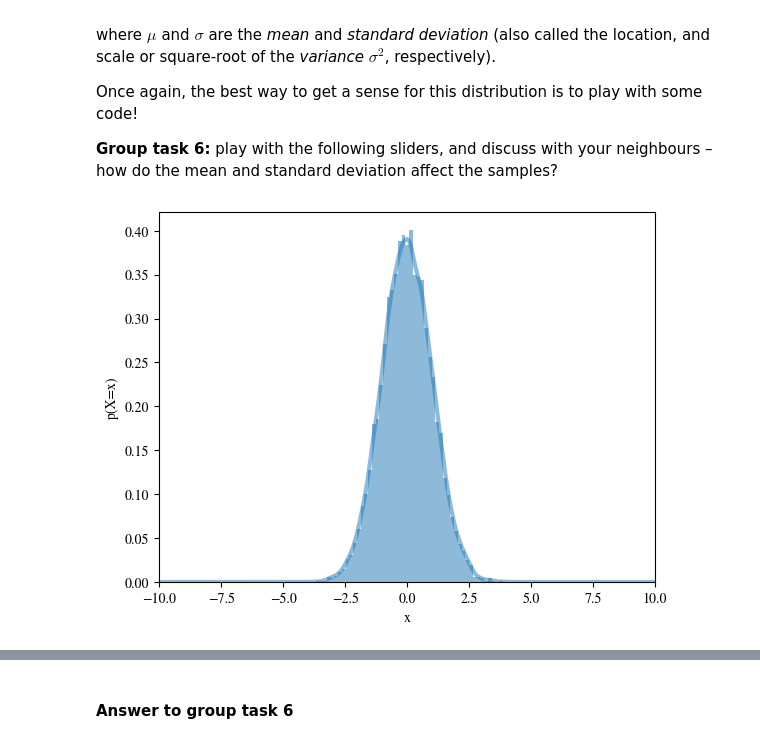
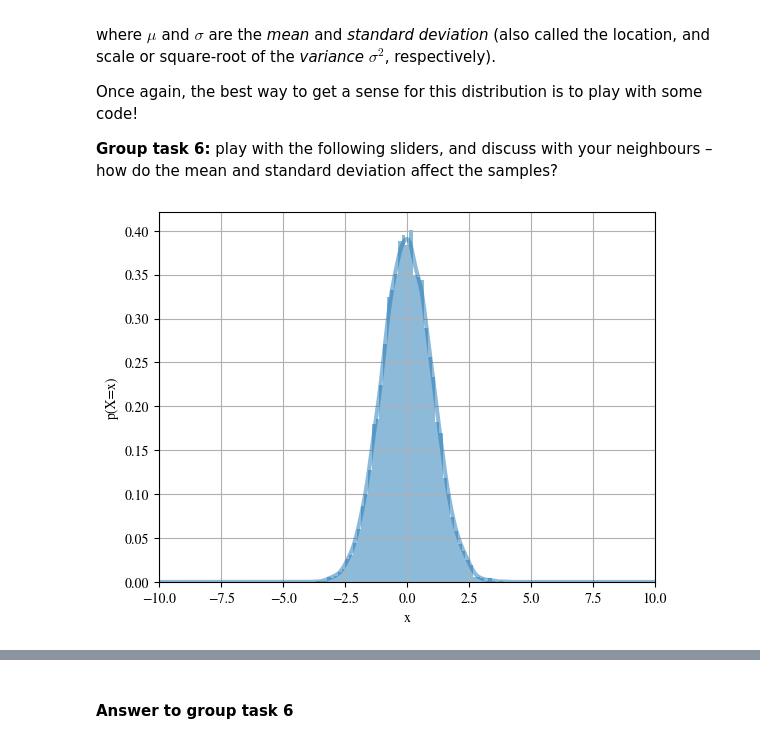
Before and after one commit to deep-learning-indaba/indaba-pracs-2023, a Jupyter notebook: Introduction_to_Probabilistic_Thinking_and_Programming.ipynb, the cells around one changed output, grey strips where cells are left out. Cells and saved outputs as stored; diff of their text form; code cells hidden in the pictures.

```diff
--- a/Introduction_to_Probabilistic_Thinking_and_Programming.ipynb
+++ b/Introduction_to_Probabilistic_Thinking_and_Programming.ipynb
@@ -350,23 +355,24 @@ Once again, the best way to get a sense for this distribution is to play with so
 # %%
 #@title normal distribution interactive excercise {run: "auto"}
 μ_ = 0 #@param {type:"slider", min:-5, max:5, step:0.1}
 σ_ = 1 #@param {type:"slider", max:4, step:0.1}
 
 normal = dist.Normal(loc=μ_, scale=σ_)
 samples_ = normal.sample(key=rng, sample_shape=(10000,))
 
 fig = plt.figure(dpi=100)
 ax = fig.add_subplot(1, 1, 1)
 ax.hist(samples_, bins=50, density=True, alpha=0.5)
 x = jnp.linspace(-10, 10, 3000)
 kde = gaussian_kde(samples_)
 ax.plot(x, kde(x), color='C0', lw=3, alpha=0.5)
 ax.set_xlabel('x')
 ax.set_ylabel('p(X=x)')
 ax.set_xlim(-10, 10)
+ax.grid(0.3)
 plt.show()
 # %% [output]
-[figure, old version]
+[figure, new version]
 # %%
 #@title Implementing the normal PDF from scratch!
 #@markdown **code task 1:** Let's implement the PDF for the normal distribution from scratch, just using functions from `jax`.
```
Also changed, not shown: parts of 50 cells of this notebook.
